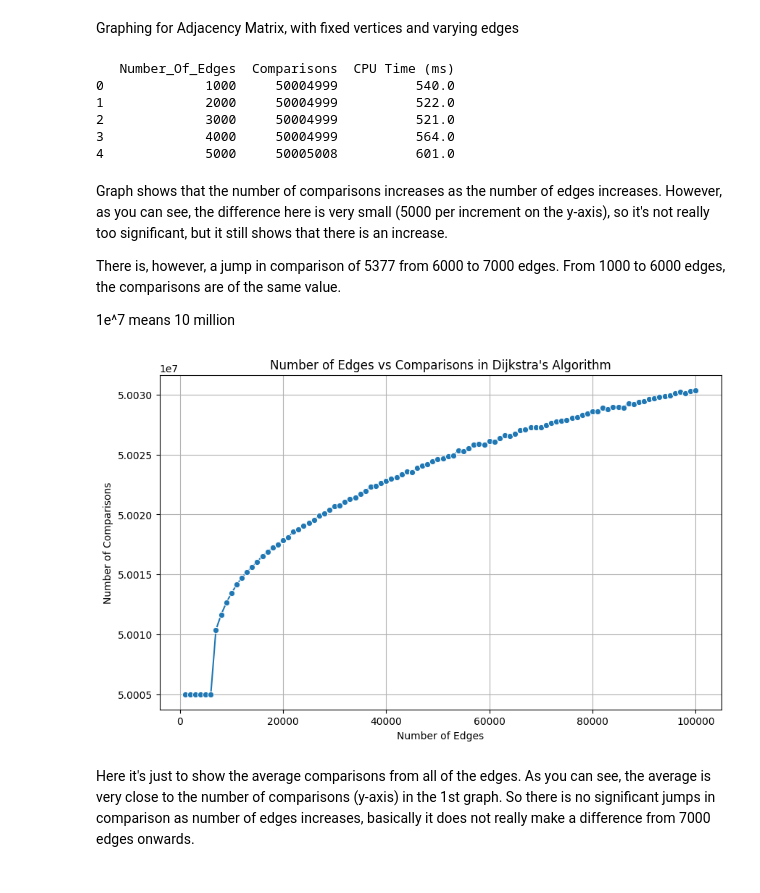
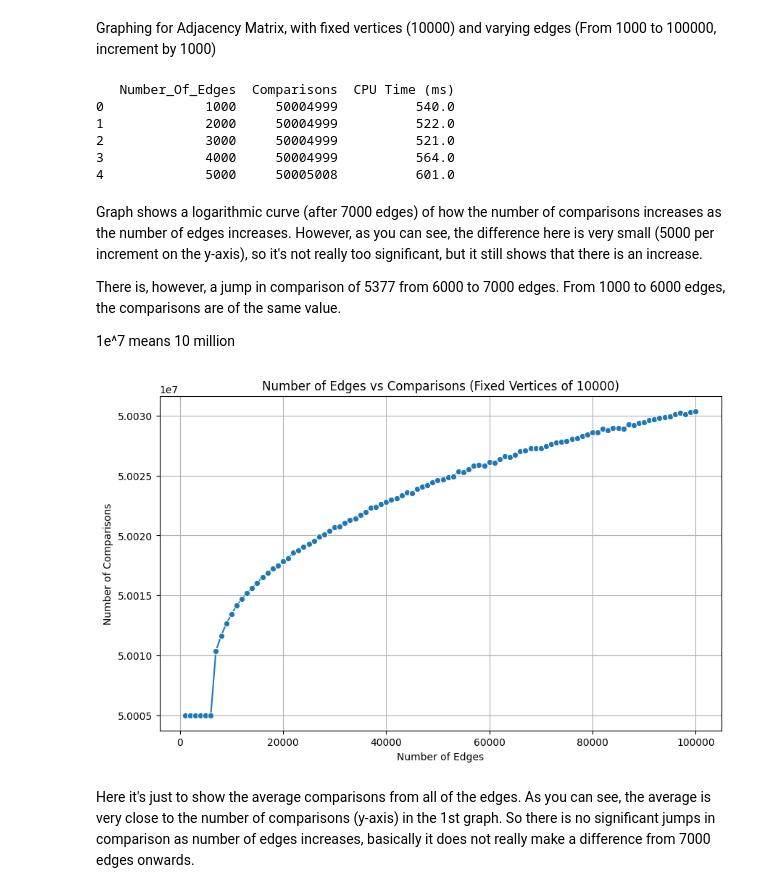
Before and after one commit to Cheokerinos/SC2001_Projects, a Jupyter notebook: Project_2/Matrix_Fixed_V_Vary_E.ipynb, the cells around one changed output. Drawn from its saved outputs; the diff is of its cells as text; code cells hidden in the pictures.

Commit message:
Finished graphs for both cases in Part(A). Might add more comments later

```diff
--- a/Project_2/Matrix_Fixed_V_Vary_E.ipynb
+++ b/Project_2/Matrix_Fixed_V_Vary_E.ipynb
@@ -1,5 +1,5 @@
 # %% [markdown]
-Graphing for Adjacency Matrix, with fixed vertices and varying edges
+Graphing for Adjacency Matrix, with fixed vertices (10000) and varying edges (From 1000 to 100000, increment by 1000)
 # %%
 import pandas as pd
 import matplotlib.pyplot as plt
@@ -18,7 +18,7 @@ print(data.head())
 3             4000     50004999          564.0
 4             5000     50005008          601.0
 # %% [markdown]
-Graph shows that the number of comparisons increases as the number of edges increases. However, as you can see, the difference here is very small (5000 per increment on the y-axis), so it's not really too significant, but it still shows that there is an increase.
+Graph shows a logarithmic curve (after 7000 edges) of how the number of comparisons increases as the number of edges increases. However, as you can see, the difference here is very small (5000 per increment on the y-axis), so it's not really too significant, but it still shows that there is an increase.
 
 There is, however, a jump in comparison of 5377 from 6000 to 7000 edges. From 1000 to 6000 edges, the comparisons are of the same value.
 
@@ -26,16 +26,16 @@ There is, however, a jump in comparison of 5377 from 6000 to 7000 edges. From 10
 # %%
 plt.figure(figsize=(10,6))
 
 # Use seaborn for a clean plot
 sns.lineplot(x='Number_Of_Edges', y='Comparisons', data=data, marker='o')
 
-plt.title('Number of Edges vs Comparisons in Dijkstra\'s Algorithm')
+plt.title('Number of Edges vs Comparisons (Fixed Vertices of 10000)')
 plt.xlabel('Number of Edges')
 plt.ylabel('Number of Comparisons')
 plt.grid(True)
 plt.show()
 # %% [output]
-[figure, old version]
+[figure, new version]
 # %% [markdown]
 Here it's just to show the average comparisons from all of the edges. As you can see, the average is very close to the number of comparisons (y-axis) in the 1st graph. So there is no significant jumps in comparison as number of edges increases, basically it does not really make a difference from 7000 edges onwards.
 # %%
```
Also changed, not shown: parts of 1 cell of this notebook, 1 other file.
